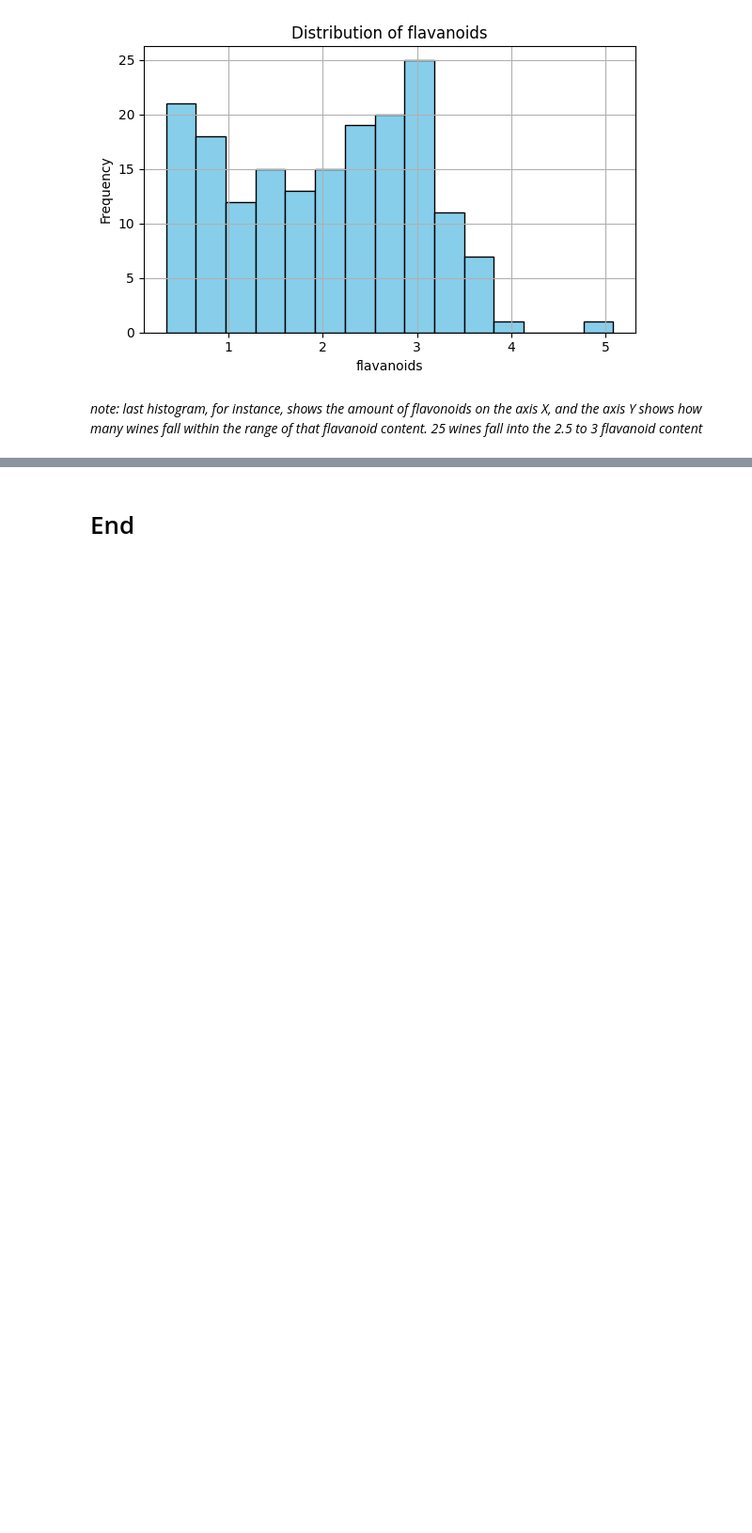
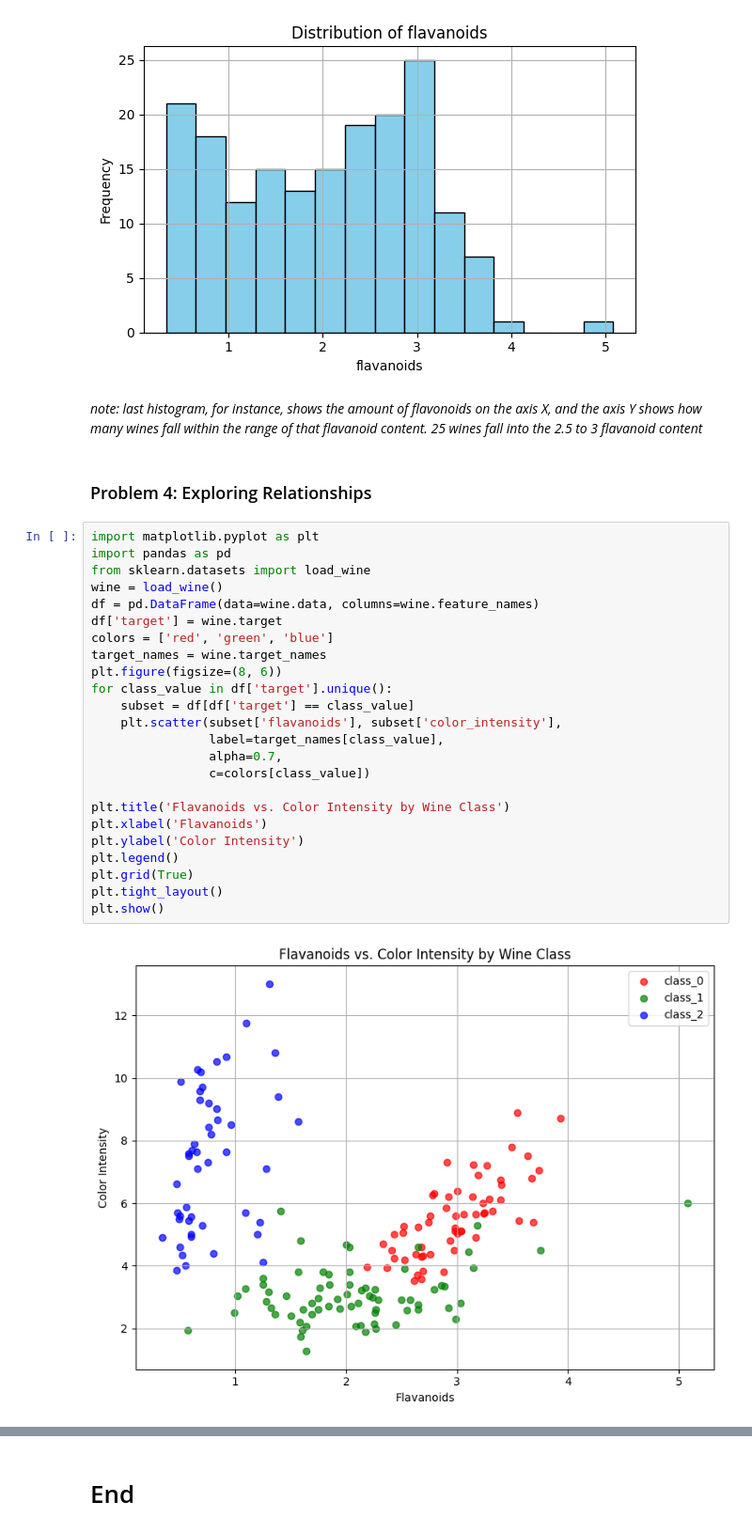
Before and after one commit to AnnaSikora29/principles_of_da, a Jupyter notebook: problems.ipynb, the cells around one changed output, grey strips where cells are left out. Shown at 94% size. Saved outputs shown, nothing was run; the diff lists cells and outputs as text; blank space fills up the shorter version.

Commit message:
started problems dataset

```diff
--- a/problems.ipynb
+++ b/problems.ipynb
@@ -568,3 +568,31 @@ for feature in features:
 [figure]
 # %% [markdown]
 *note: last histogram, for instance, shows the amount of flavonoids on the axis X, and the axis Y shows how many wines fall within the range of that flavanoid content. 25 wines fall into the 2.5 to 3 flavanoid content*
+# %% [markdown]
+### Problem 4: Exploring Relationships
+# %%
+import matplotlib.pyplot as plt
+import pandas as pd
+from sklearn.datasets import load_wine
+wine = load_wine()
+df = pd.DataFrame(data=wine.data, columns=wine.feature_names)
+df['target'] = wine.target
+colors = ['red', 'green', 'blue']
+target_names = wine.target_names
+plt.figure(figsize=(8, 6))
+for class_value in df['target'].unique():
+    subset = df[df['target'] == class_value]
+    plt.scatter(subset['flavanoids'], subset['color_intensity'],
+                label=target_names[class_value],
+                alpha=0.7,
+                c=colors[class_value])
+
+plt.title('Flavanoids vs. Color Intensity by Wine Class')
+plt.xlabel('Flavanoids')
+plt.ylabel('Color Intensity')
+plt.legend()
+plt.grid(True)
+plt.tight_layout()
+plt.show()
+# %% [output]
+[figure, added]
```
Also changed, not shown: parts of 7 cells of this notebook.
